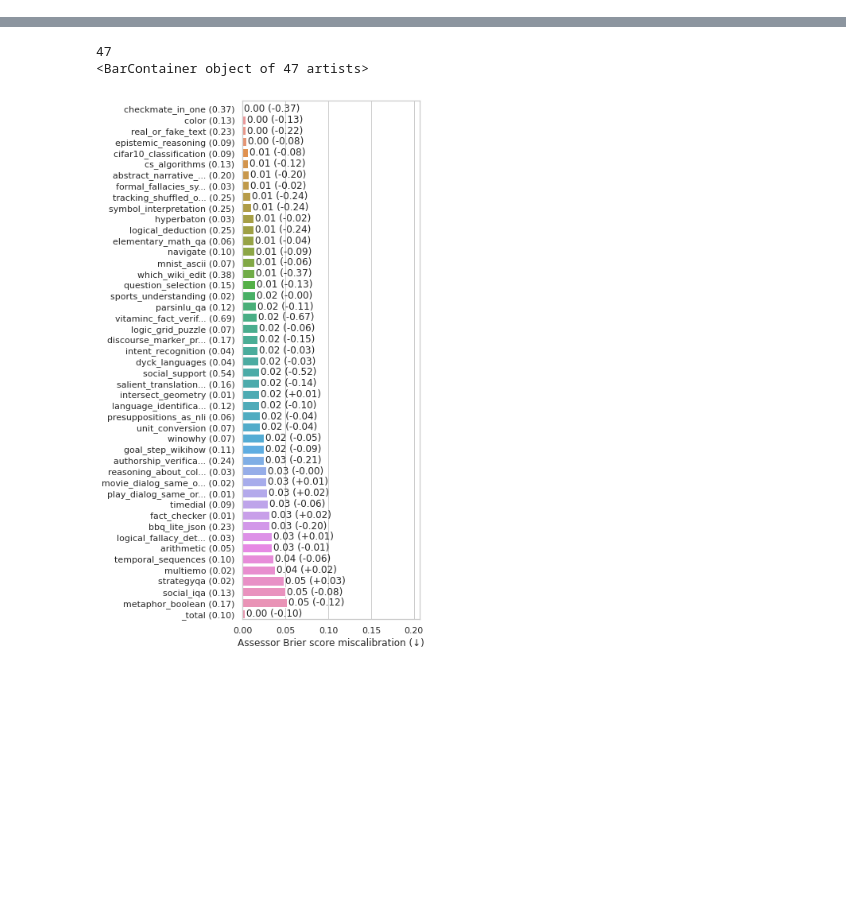
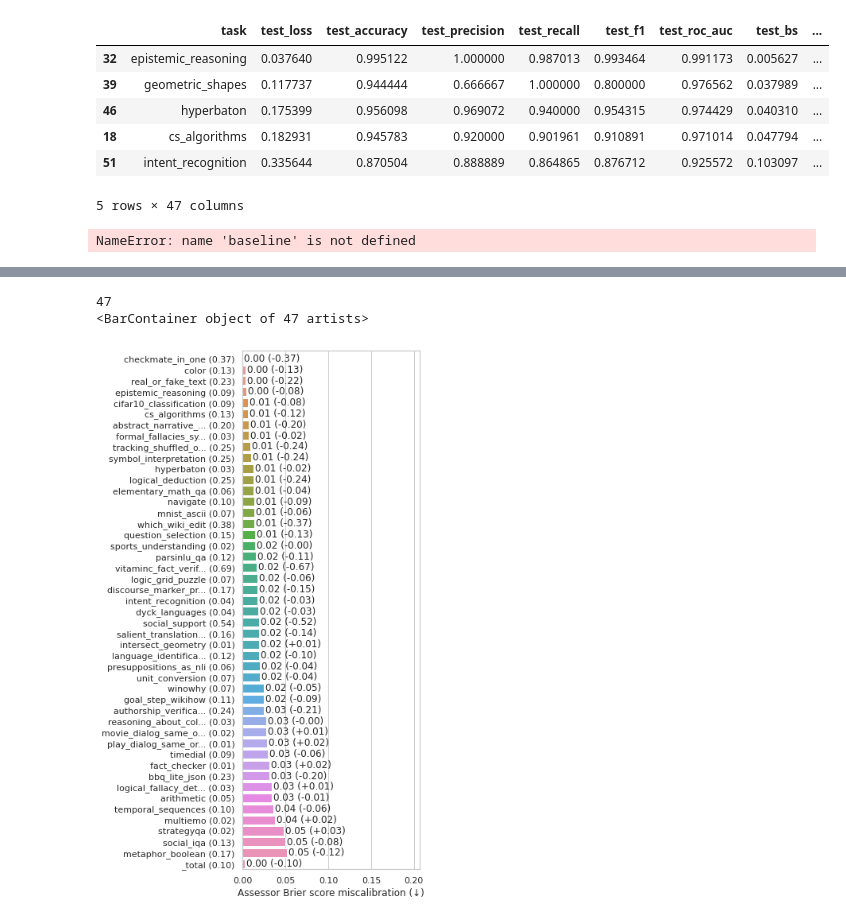
Before and after one commit to wschella/lass, a Jupyter notebook: notebooks/Paper/In Distribution/Exp_Main_Analysis.ipynb, the cells around one changed output, grey strips where cells are left out. Cells and saved outputs as stored; diff of their text form; code cells hidden in the pictures; blank space fills up the shorter version.

```diff
--- a/notebooks/Paper/In Distribution/Exp_Main_Analysis.ipynb
+++ b/notebooks/Paper/In Distribution/Exp_Main_Analysis.ipynb
@@ -19 +31,67 @@ results.head()
+# %%
+# Show top 5 tasks with highest test_roc_auc
+results.sort_values('test_roc_auc', ascending=False).head(5)
+# %% [output]
+|  | task | test_loss | test_accuracy | test_precision | test_recall | test_f1 | test_roc_auc | test_bs | ... |
+| 32 | epistemic_reasoning | 0.037640 | 0.995122 | 1.000000 | 0.987013 | 0.993464 | 0.991173 | 0.005627 | ... |
+| 39 | geometric_shapes | 0.117737 | 0.944444 | 0.666667 | 1.000000 | 0.800000 | 0.976562 | 0.037989 | ... |
+| 46 | hyperbaton | 0.175399 | 0.956098 | 0.969072 | 0.940000 | 0.954315 | 0.974429 | 0.040310 | ... |
+| 18 | cs_algorithms | 0.182931 | 0.945783 | 0.920000 | 0.901961 | 0.910891 | 0.971014 | 0.047794 | ... |
+| 51 | intent_recognition | 0.335644 | 0.870504 | 0.888889 | 0.864865 | 0.876712 | 0.925572 | 0.103097 | ... |
+5 rows × 47 columns
+# %%
+from typing import Optional
+
+
+def filter_tasks(df: pd.DataFrame, task: str) -> pd.DataFrame:
+    return df[df['task'] == task]
+
+def plot_difference(
+        sys1: pd.Series,
+        sys2: pd.Series,
+        sys1_threshold: Optional[float] = None,
+        sys2_threshold: Optional[float] = None,
+    ):
+    sns.set_theme(style="whitegrid")
+
+    task_system_col = f"test_conf_{baseline}_{metric}"
+    assessor_col = f"test_{metric}"
+
+    data = df[[task_system_col, assessor_col, 'task', 'instance_count']]
+    data = data[df['test_conf_normalized_roc_auc'] > baseline_threshold]
+    data = data[data['instance_count'] > count_threshold]
+    data['diff'] = data[assessor_col] - data[task_system_col]
+    data.sort_values(by='diff', inplace=True)
+
+    # But _total at the end
+    total = data[data['task'] == 'total']
+    data = data[data['task'] != 'total']
+    data = pd.concat([data, total])
+
+    y = data.apply(lambda x: f"{shorten(x['task'], length=22)} ({x[task_system_col]:.2f})", axis=1)
+
+    # plt.figure(figsize=(10,4))
+    # p = sns.barplot(x="task", y="diff", data=data)
+    plt.figure(figsize=(4,12))
+    p = sns.barplot(x="diff", y=y, data=data, orient='h')
+    # p.set_xticklabels(p.get_xticklabels(), rotation=90)
+    # p.set_title(f"Assessor {metric} minus BIG-G {baseline} {metric}")
+    for i in p.containers: # type: ignore
+        print(i)
+        p.bar_label(i,fmt='%+.2f', label_type='edge', padding=2)
+    p.set_xlim(p.get_xlim()[0]*1.5, p.get_xlim()[1]*1.4)
+    p.set_ylim(p.get_ylim()[0]*1.0, p.get_ylim()[1]*1.3)
+
+    p.set_xlabel("Difference in AUROC")
+
+    # return data
+
+# plot(results, metric="accuracy")
+plot_difference(
+    results["test_conf_normalized_roc_auc"],
+    results["test_roc_auc"],
+    sys1_threshold=0.1,
+)
+# %% [output]
+NameError: name 'baseline' is not defined
 # %%
```
Also changed, not shown: parts of 4 cells of this notebook, 5 other files.
